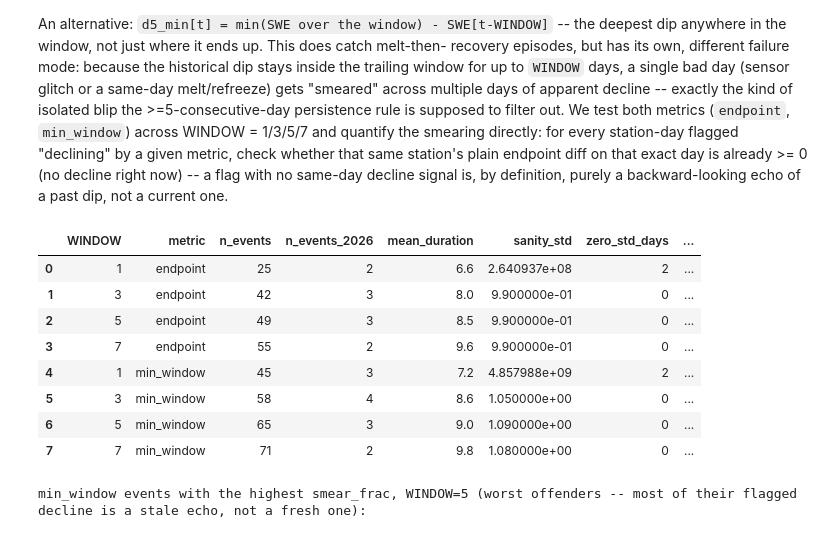
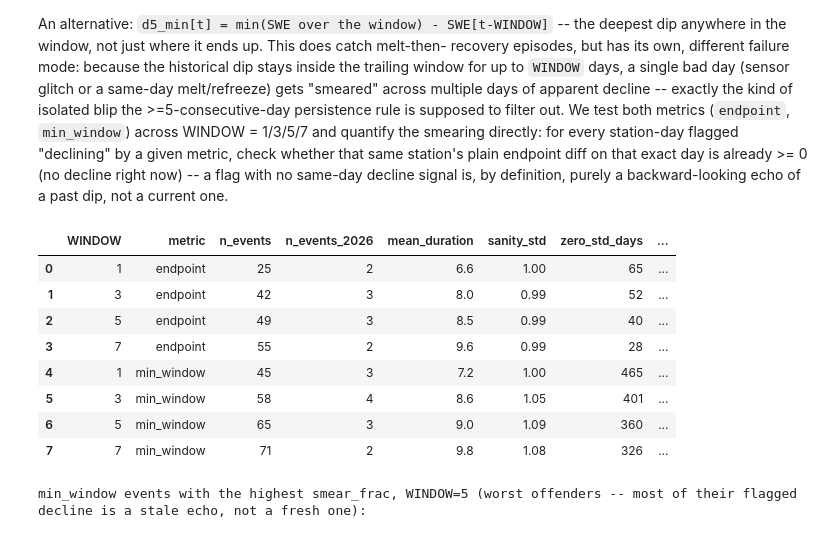
Before and after one commit to ming80302/AR_CA_PROJ, a Jupyter notebook: CA_snowmelt_events_detrend_5day.ipynb, the cells around one changed output. Saved outputs shown, nothing was run; the diff lists cells and outputs as text; code cells hidden in the pictures.

```diff
--- a/CA_snowmelt_events_detrend_5day.ipynb
+++ b/CA_snowmelt_events_detrend_5day.ipynb
@@ -1134,9 +1180,14 @@ def metric_window_pipeline(window, metric):
         clim_mean, clim_std = lib.climatology_dict(
             fit_time_index, dW[col].values[fit_mask], window=CLIM_WINDOW,
             dropna=True, min_samples=10, check_wraparound=False)
-        std_vals = np.array([v for v in clim_std.values() if not np.isnan(v)])
-        zero_std_days += int((std_vals < 1e-6).sum())
-        total_std_days += len(std_vals)
+        # Re-derive the near-zero-variance count specifically (not "too few samples")
+        # via the same diagnostic helper defined in the WINDOW-sensitivity cell above --
+        # climatology_dict's own NaN conflates the two, and with 312 stations of very
+        # different record lengths, min_samples=10 genuinely binds for many of them.
+        n_degenerate, n_sufficient = _count_near_zero_var_pools(
+            fit_time_index, dW[col].values[fit_mask], CLIM_WINDOW, min_samples=10)
+        zero_std_days += n_degenerate
+        total_std_days += n_sufficient
         m_cols[col] = lib.lookup_climatology(dW.index, clim_mean)
         s_cols[col] = lib.lookup_climatology(dW.index, clim_std)
         resid = dW[col].values[fit_mask] - lib.lookup_climatology(fit_time_index, clim_mean)
@@ -1180,41 +1231,41 @@ def metric_window_pipeline(window, metric):
 
     return {
         'window': window, 'metric': metric, 'n_events': len(ev_fit), 'n_events_2026': len(ev_2026),
         'mean_duration': ev_fit.duration_days.mean() if len(ev_fit) else np.nan,
         'sanity_std': sanity['std'], 'zero_std_days': zero_std_days, 'total_std_days': total_std_days,
         'smearing_rate': smearing_rate,
         'event_mean_smear_frac': np.nanmean(event_smear) if len(event_smear) else np.nan,
         'events_1990_2025': ev_fit,
     }
 
 
 metric_window_results = {
     (w, m): metric_window_pipeline(w, m)
     for w in [1, 3, 5, 7] for m in ['endpoint', 'min_window']
 }
 
 summary_mw = pd.DataFrame([
     {
         'WINDOW': w, 'metric': m, 'n_events': r['n_events'], 'n_events_2026': r['n_events_2026'],
         'mean_duration': round(r['mean_duration'], 1) if r['n_events'] else None,
         'sanity_std': round(r['sanity_std'], 2),
         'zero_std_days': r['zero_std_days'],
         'smearing_rate_pct': round(100 * r['smearing_rate'], 1) if not np.isnan(r['smearing_rate']) else None,
         'event_mean_smear_pct': round(100 * r['event_mean_smear_frac'], 1) if not np.isnan(r['event_mean_smear_frac']) else None,
     }
     for (w, m), r in metric_window_results.items()
 ]).sort_values(['metric', 'WINDOW']).reset_index(drop=True)
 summary_mw
 # %% [output]
 |  | WINDOW | metric | n_events | n_events_2026 | mean_duration | sanity_std | zero_std_days | ... |
-| 0 | 1 | endpoint | 25 | 2 | 6.6 | 2.640937e+08 | 2 | ... |
-| 1 | 3 | endpoint | 42 | 3 | 8.0 | 9.900000e-01 | 0 | ... |
-| 2 | 5 | endpoint | 49 | 3 | 8.5 | 9.900000e-01 | 0 | ... |
-| 3 | 7 | endpoint | 55 | 2 | 9.6 | 9.900000e-01 | 0 | ... |
-| 4 | 1 | min_window | 45 | 3 | 7.2 | 4.857988e+09 | 2 | ... |
-| 5 | 3 | min_window | 58 | 4 | 8.6 | 1.050000e+00 | 0 | ... |
-| 6 | 5 | min_window | 65 | 3 | 9.0 | 1.090000e+00 | 0 | ... |
-| 7 | 7 | min_window | 71 | 2 | 9.8 | 1.080000e+00 | 0 | ... |
+| 0 | 1 | endpoint | 25 | 2 | 6.6 | 1.00 | 65 | ... |
+| 1 | 3 | endpoint | 42 | 3 | 8.0 | 0.99 | 52 | ... |
+| 2 | 5 | endpoint | 49 | 3 | 8.5 | 0.99 | 40 | ... |
+| 3 | 7 | endpoint | 55 | 2 | 9.6 | 0.99 | 28 | ... |
+| 4 | 1 | min_window | 45 | 3 | 7.2 | 1.00 | 465 | ... |
+| 5 | 3 | min_window | 58 | 4 | 8.6 | 1.05 | 401 | ... |
+| 6 | 5 | min_window | 65 | 3 | 9.0 | 1.09 | 360 | ... |
+| 7 | 7 | min_window | 71 | 2 | 9.8 | 1.08 | 326 | ... |
 # %%
 print("min_window events with the highest smear_frac, WINDOW=5 (worst offenders -- "
       "most of their flagged decline is a stale echo, not a fresh one):")
```
Also changed, not shown: parts of 4 cells of this notebook, 2 other files.
